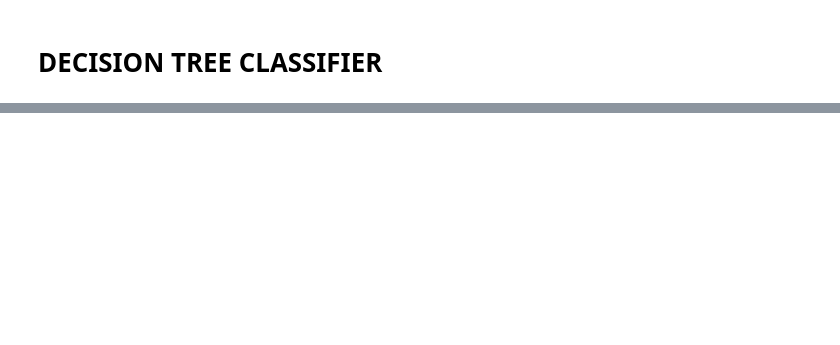
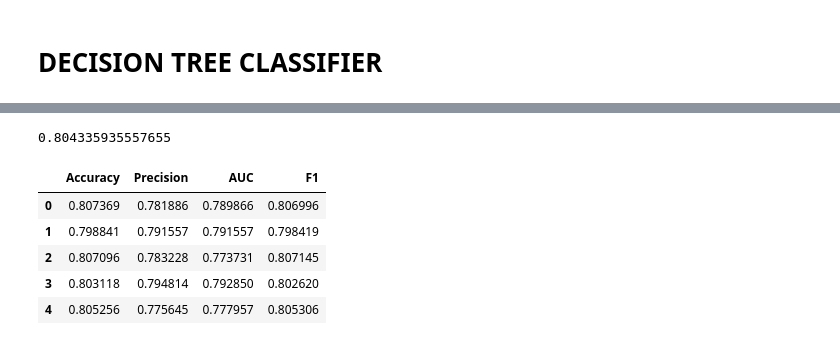
Before and after one commit to shaniaie/COGS-118A-Final-Project, a Jupyter notebook: Adult.ipynb, the cells around one changed output, grey strips where cells are left out. Saved outputs shown, nothing was run; the diff lists cells and outputs as text; code cells hidden in the pictures; blank space fills up the shorter version.

```diff
--- a/Adult.ipynb
+++ b/Adult.ipynb
@@ -294,0 +428,11 @@ clf = GridSearchCV(estimator=decisionTree, param_grid=param_grid, cv=KFold(n_spl
+# %%
+print(test_metrics_dt['Accuracy'].mean())
+test_metrics_dt
+# %% [output]
+0.804335935557655
+|  | Accuracy | Precision | AUC | F1 |
+| 0 | 0.807369 | 0.781886 | 0.789866 | 0.806996 |
+| 1 | 0.798841 | 0.791557 | 0.791557 | 0.798419 |
+| 2 | 0.807096 | 0.783228 | 0.773731 | 0.807145 |
+| 3 | 0.803118 | 0.794814 | 0.792850 | 0.802620 |
+| 4 | 0.805256 | 0.775645 | 0.777957 | 0.805306 |
```
Also changed, not shown: parts of 15 cells of this notebook.
